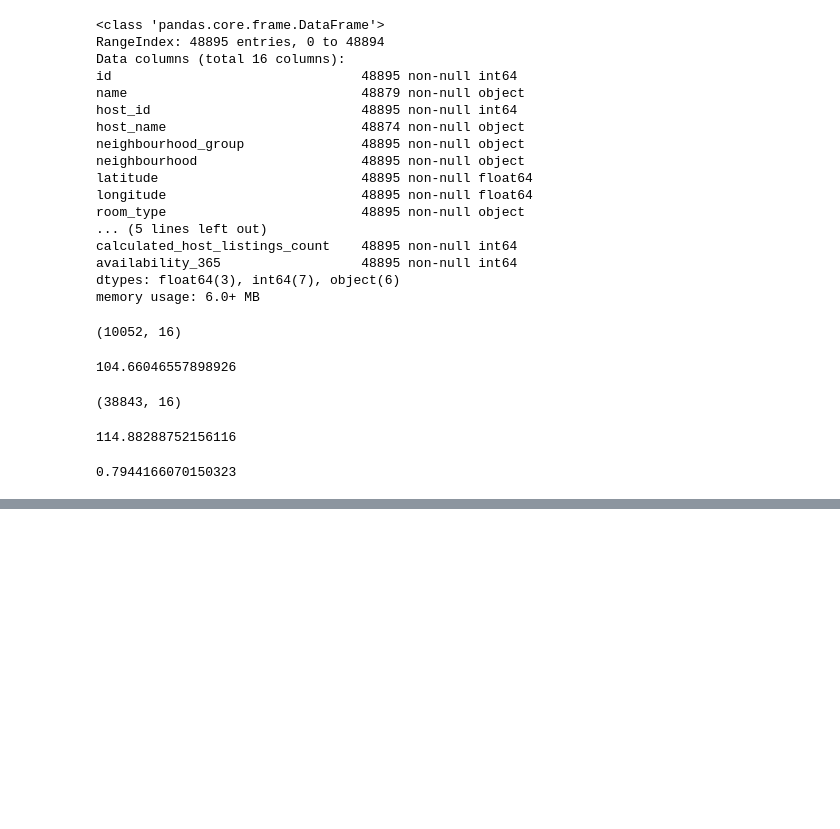
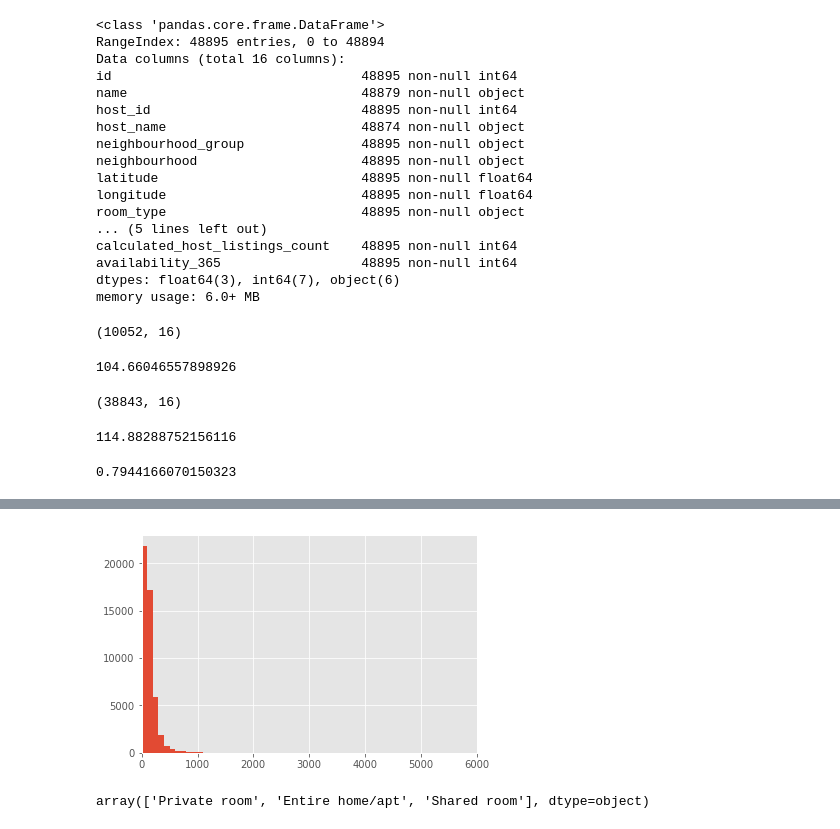
Before and after one commit to abeldesta/AirBnB-EDA, a Jupyter notebook: eda.ipynb, the cells around one changed output, grey strips where cells are left out. Drawn from its saved outputs; the diff is of its cells as text; code cells hidden in the pictures; blank space fills up the shorter version.

```diff
--- a/eda.ipynb
+++ b/eda.ipynb
@@ -139,0 +161,11 @@ non_null.shape[0]/nyc_data.shape[0]
+# %%
+fig, ax = plt.subplots(1,1)
+ax.hist(nyc_data['price'], bins = 100)
+ax.set_xlim(0, 6000)
+plt.show()
+# %% [output]
+[figure, added]
+# %%
+nyc_data['room_type'].unique()
+# %% [output]
+array(['Private room', 'Entire home/apt', 'Shared room'], dtype=object)
```
Also changed, not shown: parts of 22 cells of this notebook, 1 other file.
